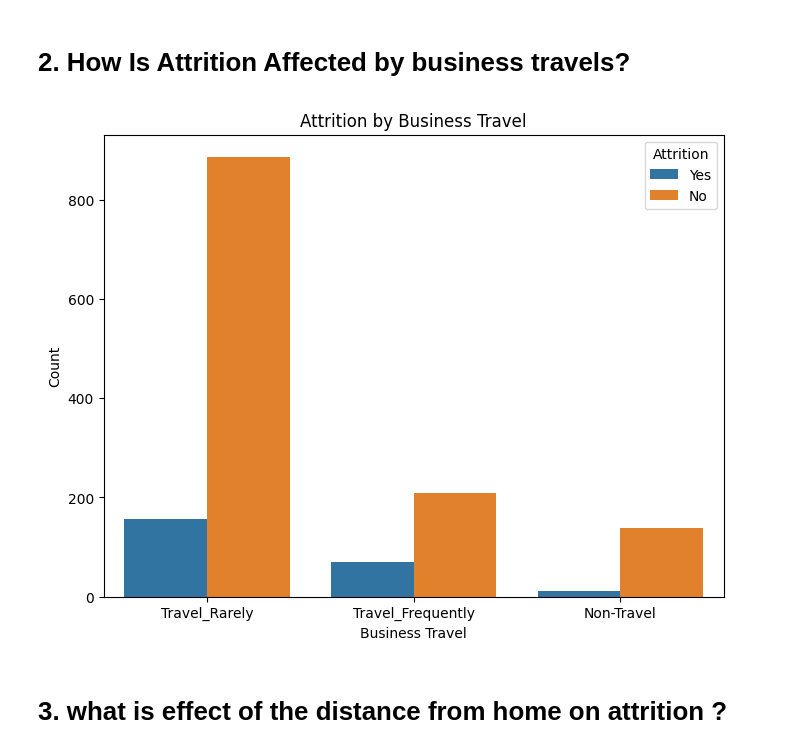
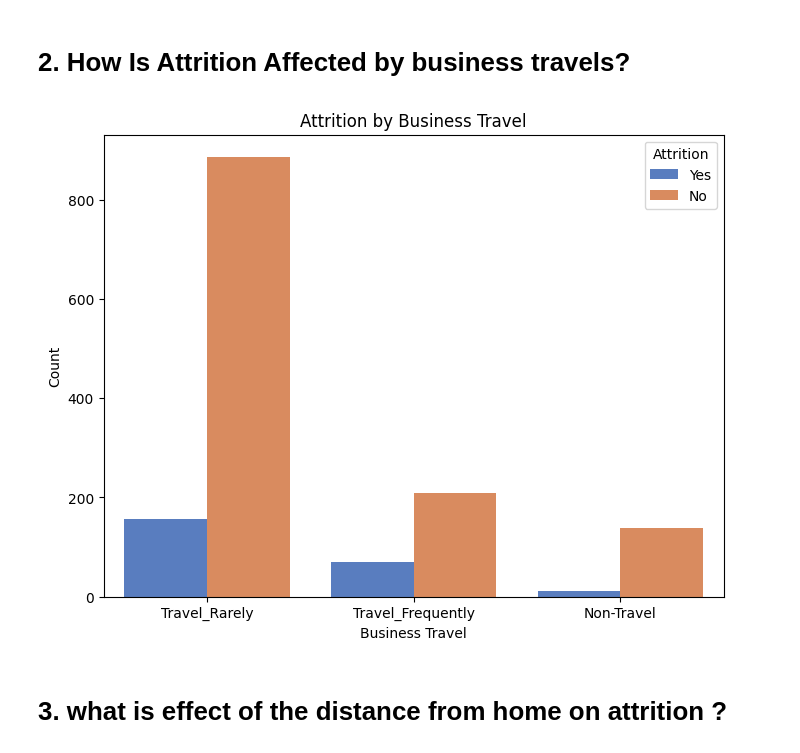
Before and after one commit to AlaaElnakeeb81536/Alaa-Elnakeeb, a Jupyter notebook: employee-attrition.ipynb, the cells around one changed output. Cells and saved outputs as stored; diff of their text form; code cells hidden in the pictures.

```diff
--- a/employee-attrition.ipynb
+++ b/employee-attrition.ipynb
@@ -286,14 +238,14 @@ num of male still greater than num of female
 # 2. How Is Attrition Affected by business travels?
 # %%
 plt.figure(figsize=(8, 6))
-sns.countplot(data=df, x='BusinessTravel', hue='Attrition')
+sns.countplot(data=df, x='BusinessTravel', hue='Attrition', palette='muted')
 plt.title('Attrition by Business Travel')
 plt.xlabel('Business Travel')
 plt.ylabel('Count')
 plt.legend(title='Attrition', loc='upper right')
 plt.show()
 # %% [output]
-[figure, old version]
+[figure, new version]
 # %% [markdown]
 # 3. what is effect of the distance from home on attrition ?
 # %%
```
Also changed, not shown: parts of 56 cells of this notebook.
